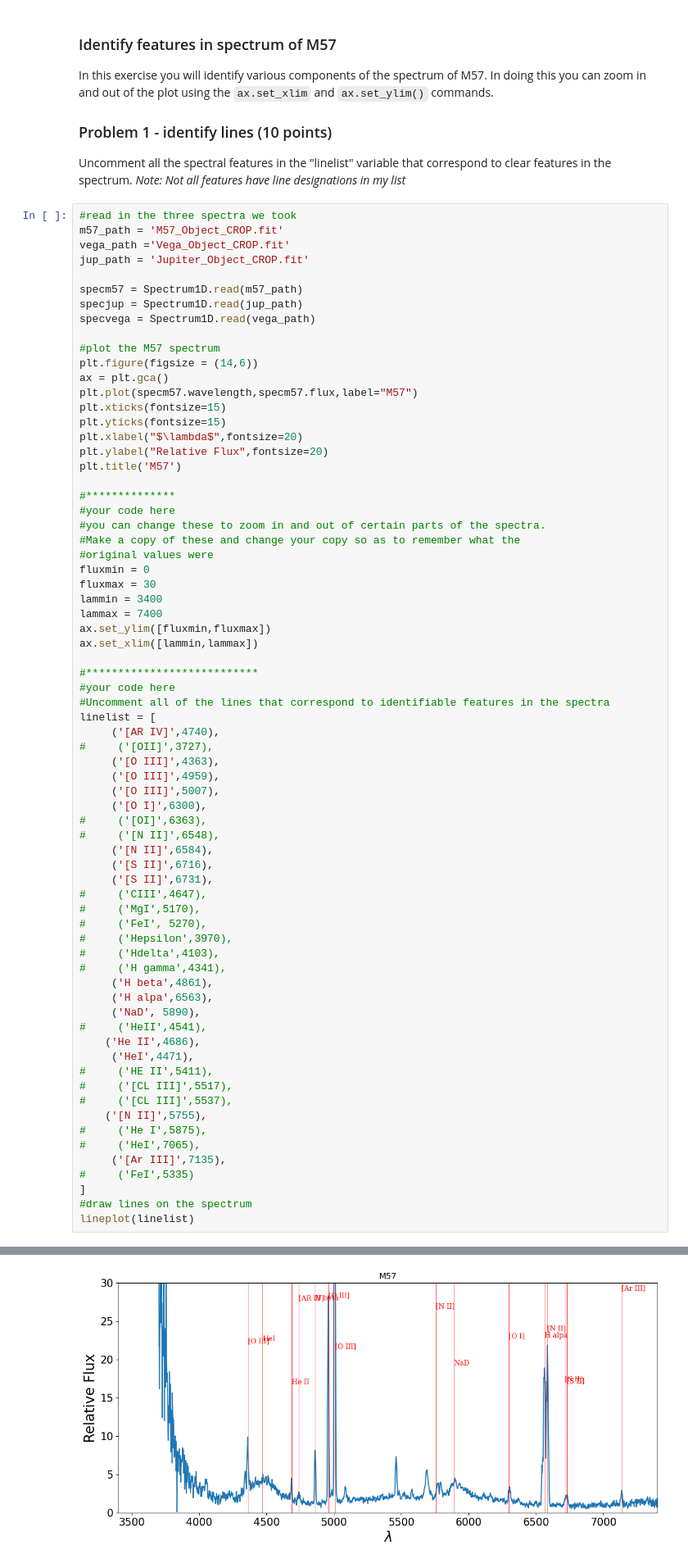
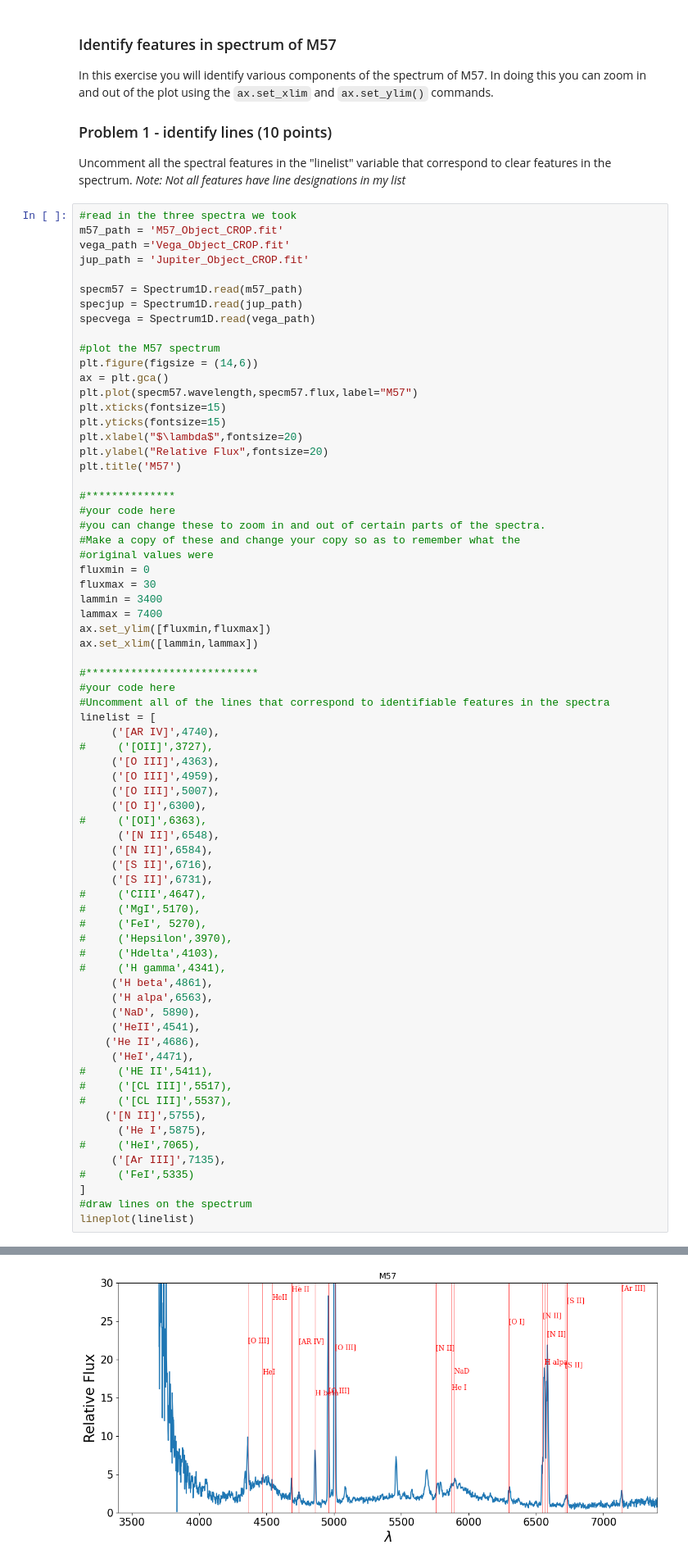
Before and after one commit to EvanBarkus/Analysis_real_spectra_student, a Jupyter notebook: analysis_real_spectra.student.ipynb, the cells around one changed output, grey strips where cells are left out. Shown at 82% size. Drawn from its saved outputs; the diff is of its cells as text.

```diff
--- a/analysis_real_spectra.student.ipynb
+++ b/analysis_real_spectra.student.ipynb
@@ -91,38 +91,38 @@ linelist = [
      ('[O III]',5007),
      ('[O I]',6300),
 #     ('[OI]',6363),
-#     ('[N II]',6548),
+      ('[N II]',6548),
      ('[N II]',6584),
      ('[S II]',6716),
      ('[S II]',6731),
 #     ('CIII',4647),
 #     ('MgI',5170),
 #     ('FeI', 5270),
 #     ('Hepsilon',3970),
 #     ('Hdelta',4103),
 #     ('H gamma',4341),
      ('H beta',4861),
      ('H alpa',6563),
      ('NaD', 5890),
-#     ('HeII',4541),
+     ('HeII',4541),
     ('He II',4686),
      ('HeI',4471),
 #     ('HE II',5411),
 #     ('[CL III]',5517),
 #     ('[CL III]',5537),
     ('[N II]',5755),
-#     ('He I',5875),
+      ('He I',5875),
 #     ('HeI',7065),
      ('[Ar III]',7135),
 #     ('FeI',5335)
 ]
 #draw lines on the spectrum
 lineplot(linelist)
 # %% [output]
 WARNING: FITSFixedWarning: 'datfix' made the change 'Set MJD-OBS to 59527.076389 from DATE-OBS'. [astropy.wcs.wcs]
 WARNING: FITSFixedWarning: 'datfix' made the change 'Set MJD-OBS to 59527.033576 from DATE-OBS'. [astropy.wcs.wcs]
 WARNING: FITSFixedWarning: 'datfix' made the change 'Set MJD-OBS to 59526.939630 from DATE-OBS'. [astropy.wcs.wcs]
-[figure, old version]
+[figure, new version]
 # %% [markdown]
 ### Problem 2  - measure the spectral resolution of the spectrograph (30 points)
 Using the code block below, measure the wavelength resolution $\Delta \lambda$ and the spectral resolution $R$ for the M57 spectra.  Any derivation you do to solve the problem must be explained here.
```
Also changed, not shown: parts of 7 cells of this notebook.
